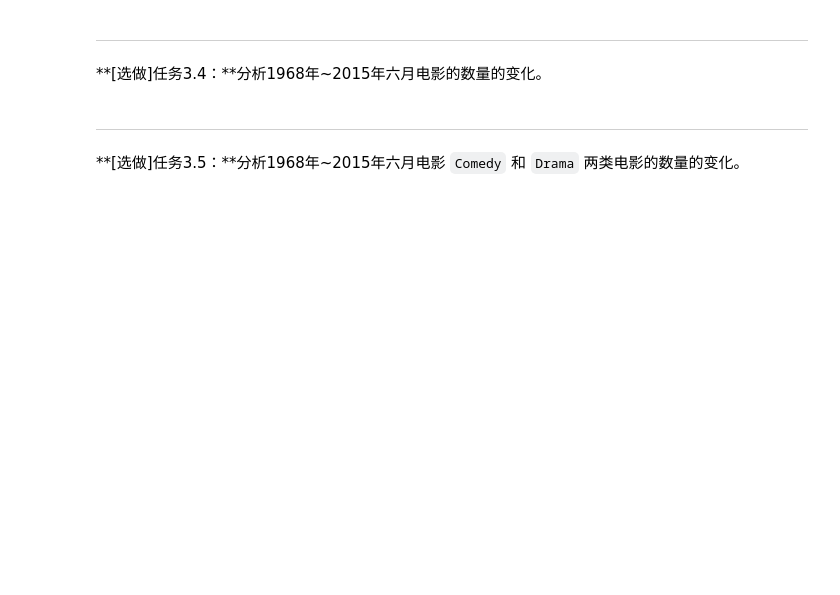
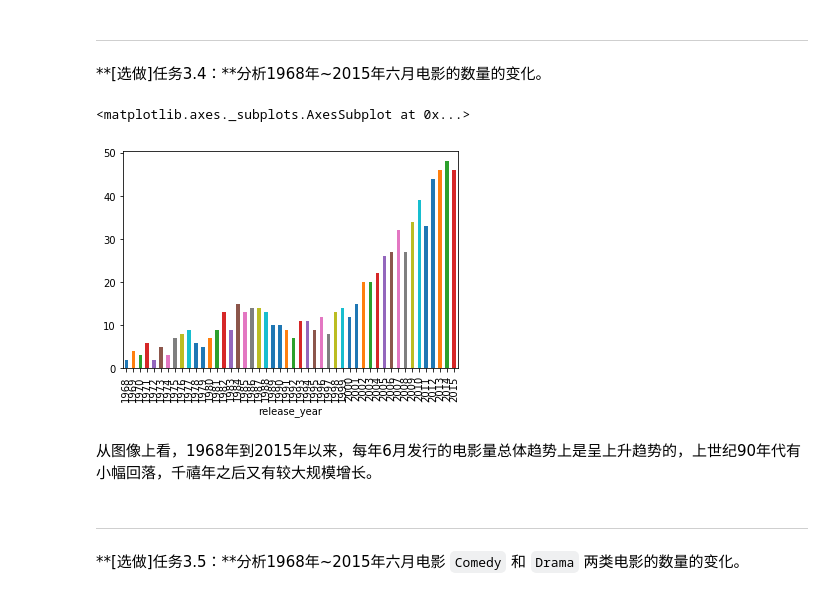
Before and after one commit to leesper/become-aipnd-learner, a Jupyter notebook: P2_ExploreMovieDataset/Explore Movie Dataset.ipynb, the cells around one changed output. Drawn from its saved outputs; the diff is of its cells as text; code cells hidden in the pictures; blank space fills up the shorter version.

```diff
--- a/P2_ExploreMovieDataset/Explore Movie Dataset.ipynb
+++ b/P2_ExploreMovieDataset/Explore Movie Dataset.ipynb
@@ -425,6 +420,17 @@ movies_by_top_3_revenues
 ---
 
 **[选做]任务3.4：**分析1968年~2015年六月电影的数量的变化。
+# %%
+after1968 = movie_data_cleaned['release_year'] >= 1968
+before2015 = movie_data_cleaned['release_year'] <= 2015
+inJune = movie_data_cleaned['release_date'].str.startswith('6/')
+movies_in_year = movie_data_cleaned[(after1968) & (before2015) & (inJune)]
+movies_in_year.groupby(['release_year'])['original_title'].count().plot(kind='bar')
+# %% [output]
+<matplotlib.axes._subplots.AxesSubplot at 0x...>
+[figure, added]
+# %% [markdown]
+从图像上看，1968年到2015年以来，每年6月发行的电影量总体趋势上是呈上升趋势的，上世纪90年代有小幅回落，千禧年之后又有较大规模增长。
 # %% [markdown]
 ---
 
```
Also changed, not shown: parts of 7 cells of this notebook, 2 other files.
